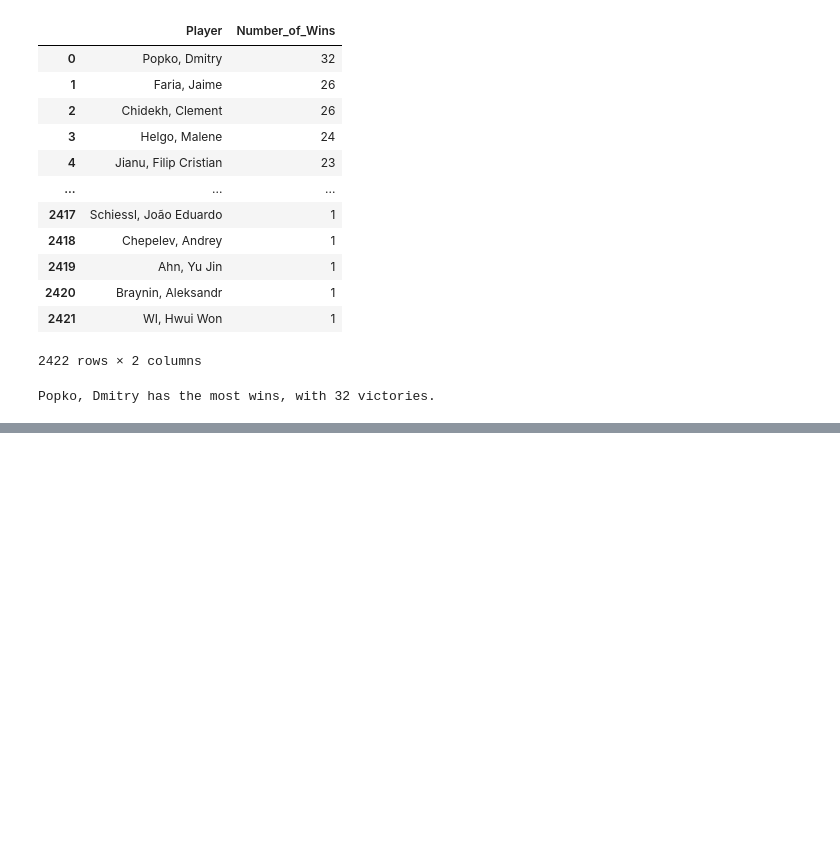
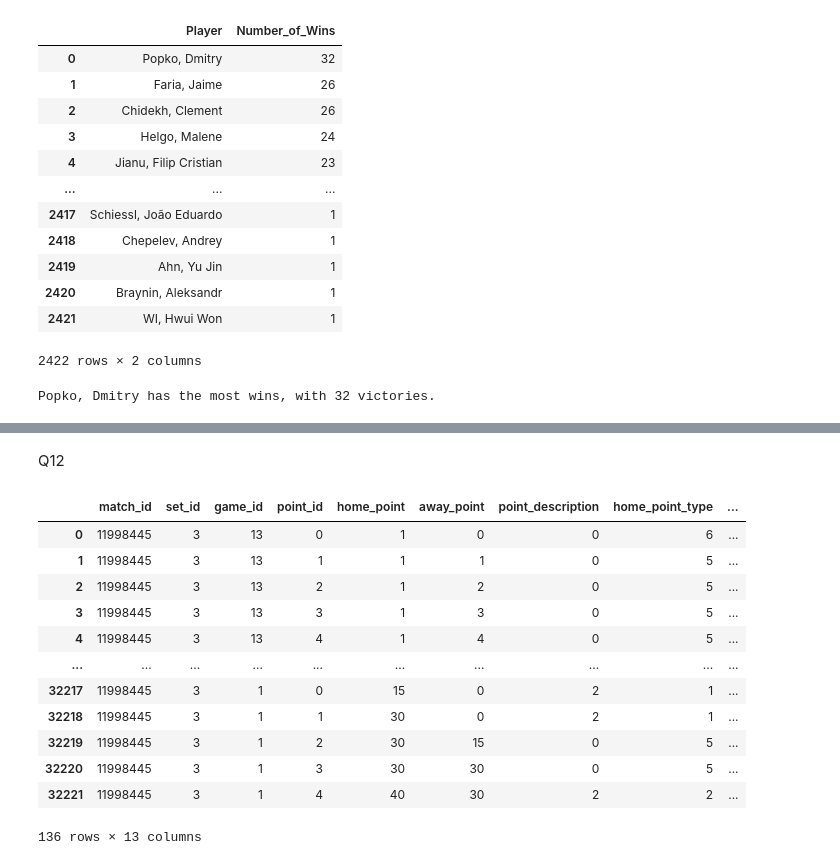
Before and after one commit to Salarjouzani/Project-1--Tennis, a Jupyter notebook: Main-Tennis Project.ipynb, the cells around one changed output, grey strips where cells are left out. Drawn from its saved outputs; the diff is of its cells as text; code cells hidden in the pictures; blank space fills up the shorter version.

```diff
--- a/Main-Tennis Project.ipynb
+++ b/Main-Tennis Project.ipynb
@@ -142,0 +277,31 @@ Popko, Dmitry has the most wins, with 32 victories.
+# %% [markdown]
+Q12
+# %%
+# file_paths=[]
+# required_dates_initial=pd.date_range('2024-02-01','2024-03-31')
+# required_dates = required_dates_initial.strftime('%Y%m%d').tolist()
+
+# pattern = re.compile(r"pbp_\d+\.parquet")
+# file_paths = []
+
+# for date in required_dates:
+#     all_files = glob(f'./Data/{date}/data/raw/raw_point_by_point_parquet/*.parquet')
+#     matched_files = [f for f in all_files if pattern.search(f)]
+#     file_paths.extend(matched_files)
+
+# df =pd.concat([pd.read_parquet(f) for f in file_paths ],ignore_index=True)
+df.loc[(df['match_id']==11998445) & (df['set_id']==3)]
+# %% [output]
+|  | match_id | set_id | game_id | point_id | home_point | away_point | point_description | home_point_type | ... |
+| 0 | 11998445 | 3 | 13 | 0 | 1 | 0 | 0 | 6 | ... |
+| 1 | 11998445 | 3 | 13 | 1 | 1 | 1 | 0 | 5 | ... |
+| 2 | 11998445 | 3 | 13 | 2 | 1 | 2 | 0 | 5 | ... |
+| 3 | 11998445 | 3 | 13 | 3 | 1 | 3 | 0 | 5 | ... |
+| 4 | 11998445 | 3 | 13 | 4 | 1 | 4 | 0 | 5 | ... |
+| ... | ... | ... | ... | ... | ... | ... | ... | ... | ... |
+| 32217 | 11998445 | 3 | 1 | 0 | 15 | 0 | 2 | 1 | ... |
+| 32218 | 11998445 | 3 | 1 | 1 | 30 | 0 | 2 | 1 | ... |
+| 32219 | 11998445 | 3 | 1 | 2 | 30 | 15 | 0 | 5 | ... |
+| 32220 | 11998445 | 3 | 1 | 3 | 30 | 30 | 0 | 5 | ... |
+| 32221 | 11998445 | 3 | 1 | 4 | 40 | 30 | 2 | 2 | ... |
+136 rows × 13 columns
```
Also changed, not shown: parts of 6 cells of this notebook, 2 other files.
